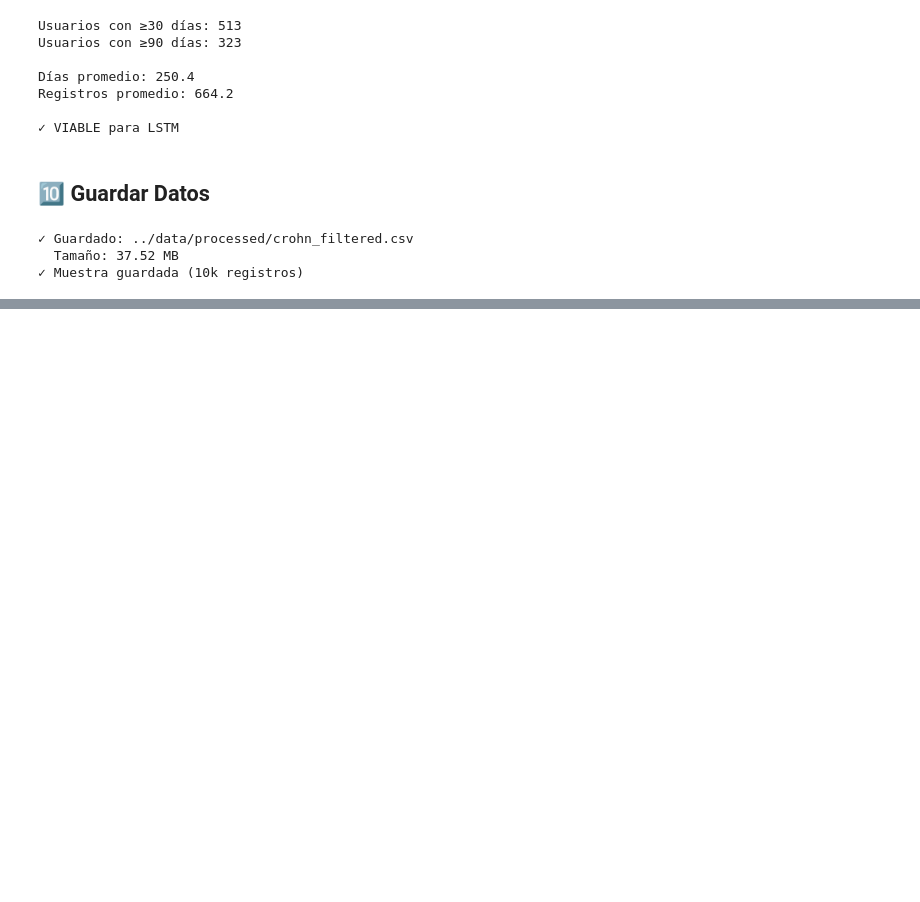
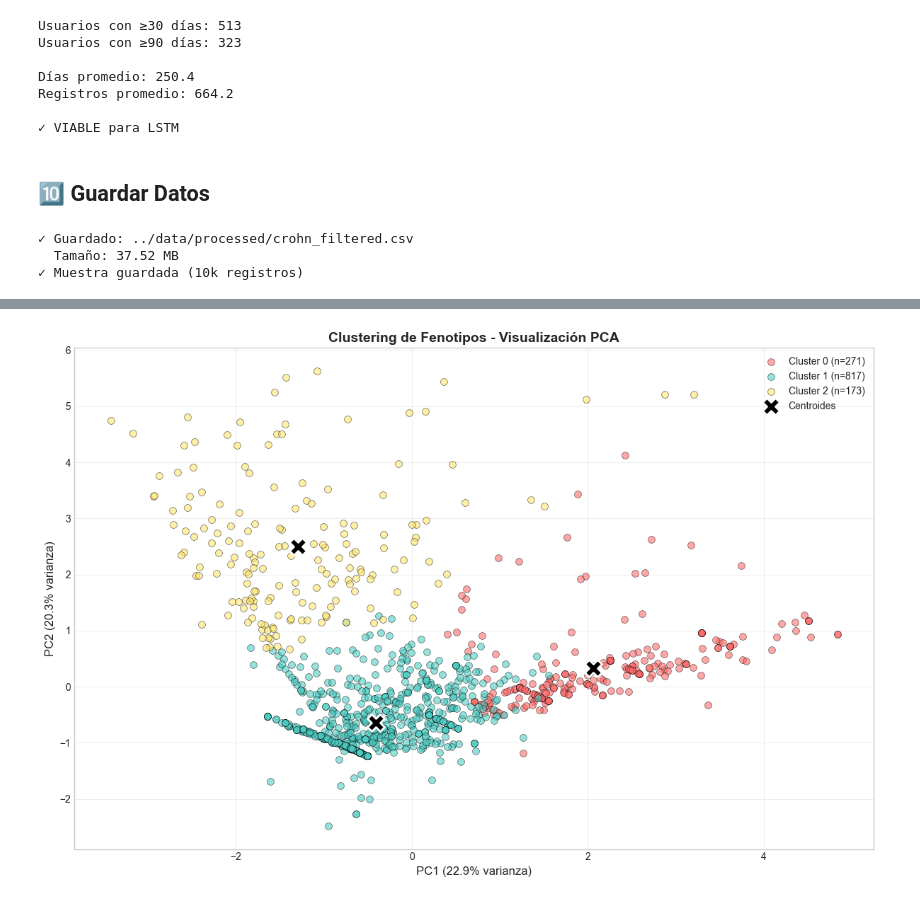
Before and after one commit to asier-ortiz/crohn-flare-predictor, a Jupyter notebook: notebooks/01_exploratory_analysis.ipynb, the cells around one changed output, grey strips where cells are left out. Drawn from its saved outputs; the diff is of its cells as text; code cells hidden in the pictures; blank space fills up the shorter version.

```diff
--- a/notebooks/01_exploratory_analysis.ipynb
+++ b/notebooks/01_exploratory_analysis.ipynb
@@ -349,0 +534,18 @@ if len(df_crohn) > 10000:
+# %%
+# Clustering final con k=3 (basado en clasificación médica)
+n_clusters = 3
+kmeans = KMeans(n_clusters=n_clusters, random_state=42, n_init=50)
+cluster_labels = kmeans.fit_predict(X_scaled)
+
+clustering_features['cluster'] = cluster_labels
+
+print(f"\n{'='*80}")
+print(f"CLUSTERING FINAL: {n_clusters} Clusters (Fenotipos de Localización)")
+print(f"{'='*80}\n")
+
+print(f"Silhouette Score: {silhouette_score(X_scaled, cluster_labels):.3f}")
+print(f"\nDistribución de pacientes:")
+cluster_counts = clustering_features['cluster'].value_counts().sort_index()
+for cluster_id, count in cluster_counts.items():
+    pct = count / len(clustering_features) * 100
+    print(f"  Cluster {cluster_id}: {count:4d} pacientes ({pct:5.1f}%)")
@@ -349,0 +666,61 @@ if len(df_crohn) > 10000:
+# %%
+# Visualización de clusters (PCA para 2D)
+from sklearn.decomposition import PCA
+
+# Reducir a 2 dimensiones para visualización
+pca = PCA(n_components=2, random_state=42)
+X_pca = pca.fit_transform(X_scaled)
+
+# Crear DataFrame para facilitar plotting
+pca_df = pd.DataFrame({
+    'PC1': X_pca[:, 0],
+    'PC2': X_pca[:, 1],
+    'cluster': cluster_labels
+})
+
+# Plot
+plt.figure(figsize=(12, 8))
+colors = ['#FF6B6B', '#4ECDC4', '#FFE66D']
+cluster_names = ['Cluster 0', 'Cluster 1', 'Cluster 2']
+
+for cluster_id in range(n_clusters):
+    cluster_data = pca_df[pca_df['cluster'] == cluster_id]
+    plt.scatter(
+        cluster_data['PC1'],
+        cluster_data['PC2'],
+        c=colors[cluster_id],
+        label=f'{cluster_names[cluster_id]} (n={len(cluster_data)})',
+        alpha=0.6,
+        s=50,
+        edgecolors='black',
+        linewidth=0.5
+    )
+
+# Centroides en espacio PCA
+centroids_pca = pca.transform(kmeans.cluster_centers_)
+plt.scatter(
+    centroids_pca[:, 0],
+    centroids_pca[:, 1],
+    c='black',
+    marker='X',
+    s=300,
+    label='Centroides',
+    edgecolors='white',
+    linewidth=2
+)
+
+plt.xlabel(f'PC1 ({pca.explained_variance_ratio_[0]:.1%} varianza)', fontsize=12)
+plt.ylabel(f'PC2 ({pca.explained_variance_ratio_[1]:.1%} varianza)', fontsize=12)
+plt.title('Clustering de Fenotipos - Visualización PCA', fontsize=14, fontweight='bold')
+plt.legend(loc='best', fontsize=10)
+plt.grid(True, alpha=0.3)
+plt.tight_layout()
+plt.savefig('../docs/figures/clustering_pca.png', dpi=300, bbox_inches='tight')
+plt.show()
+
+print(f"\nVarianza explicada por PCA:")
+print(f"  PC1: {pca.explained_variance_ratio_[0]:.1%}")
+print(f"  PC2: {pca.explained_variance_ratio_[1]:.1%}")
+print(f"  Total: {pca.explained_variance_ratio_.sum():.1%}")
+# %% [output]
+[figure, added]
```
Also changed, not shown: parts of 13 cells of this notebook, 29 other files.
